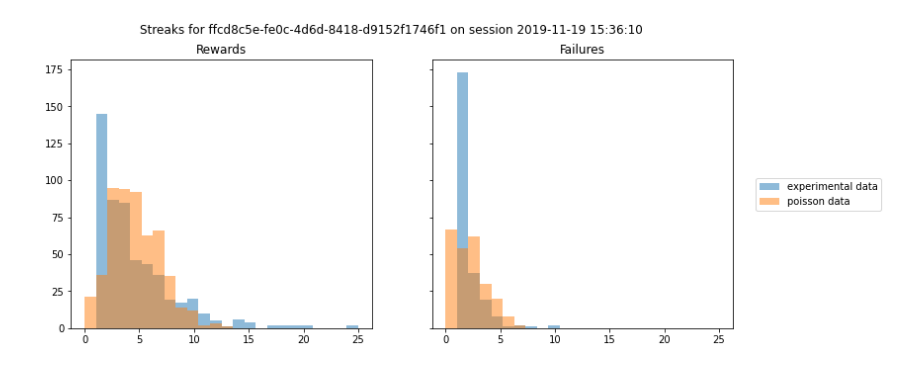
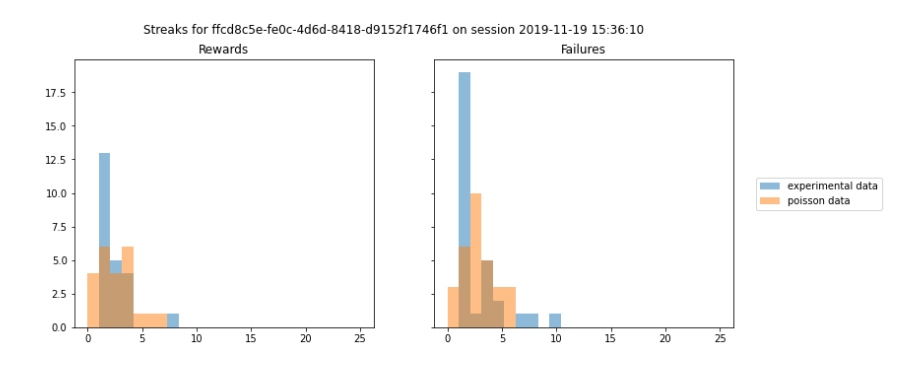
Before and after one commit to shayan823/reward_related_society, a Jupyter notebook: plotting_histograms.ipynb, the cells around one changed output. Saved outputs shown, nothing was run; the diff lists cells and outputs as text; code cells hidden in the pictures.

Commit message:
fix repetition error + better streak finding algo + added larning and contrast info

```diff
--- a/plotting_histograms.ipynb
+++ b/plotting_histograms.ipynb
@@ -8,6 +8,6 @@ seed=2022
 # %%
 !pip install pickle5
 import pickle5 as pickle
-with open('all_streaks.pickle', "rb") as fh:
+with open('extended_all_streaks.pickle', "rb") as fh:
     streak_dictionary = pickle.load(fh)
 # %% [output]
@@ -15,24 +15,24 @@ Requirement already satisfied: pickle5 in /home/simona/anaconda3/lib/python3.8/s
 # %%
 guy = 'ffcd8c5e-fe0c-4d6d-8418-d9152f1746f1'
 session = datetime.datetime(2019, 11, 19, 15, 36, 10)
 one_guy_one_session = streak_dictionary[guy][session]
 fig, (ax1, ax2) = plt.subplots(1, 2, sharey=True, figsize= (12,5))
 fig.suptitle('Streaks for {g} on session {s}'.format(g=guy,s=session))
 poisson_vals_rew = np.random.poisson(np.mean(one_guy_one_session['rewards']),len(one_guy_one_session['rewards']))
-poisson_vals_fail = np.random.poisson(-np.mean(one_guy_one_session['failures']),len(one_guy_one_session['failures']))
+poisson_vals_fail = np.random.poisson(np.mean(one_guy_one_session['failures']),len(one_guy_one_session['failures']))
 
 bins = np.linspace(0, 25, 25)
 
 ax1.hist(one_guy_one_session['rewards'],bins, alpha=0.5, label='experimental data')
 ax1.hist(poisson_vals_rew,bins, alpha=0.5, label='poisson data')
 ax1.set_title('Rewards')
-ax2.hist(-one_guy_one_session['failures'],bins, alpha=0.5, label='experimental data')
+ax2.hist(one_guy_one_session['failures'],bins, alpha=0.5, label='experimental data')
 ax2.hist(poisson_vals_fail,bins, alpha=0.5, label='poisson data')
 ax2.set_title('Failures')
 
 handles, labels = ax2.get_legend_handles_labels()
 fig.legend(handles, labels, loc="center right", bbox_to_anchor=(1.08,0.5))
 
 fig.show()
 # %% [output]
-[figure, old version]
+[figure, new version]
```
Also changed, not shown: parts of 6 cells of this notebook, 1 other file.
